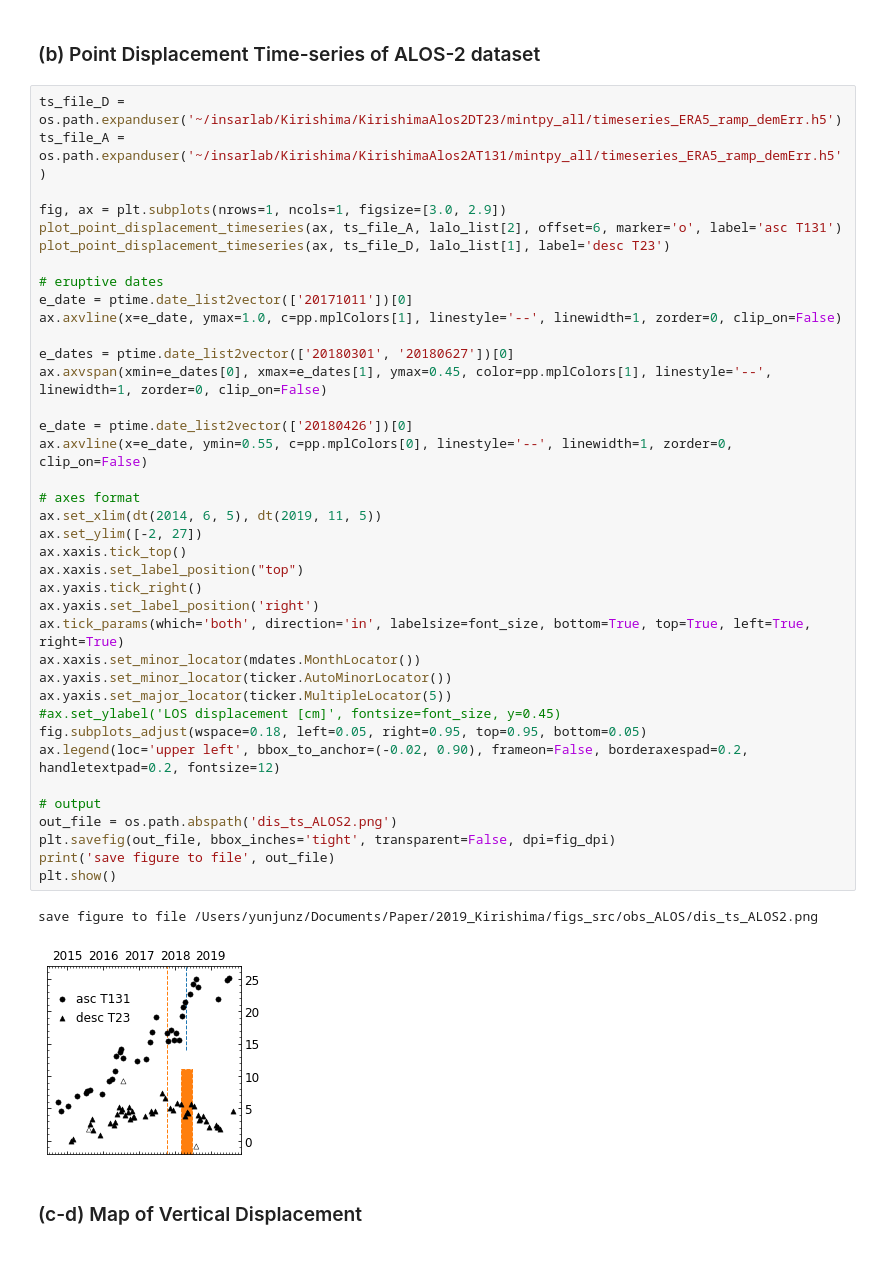
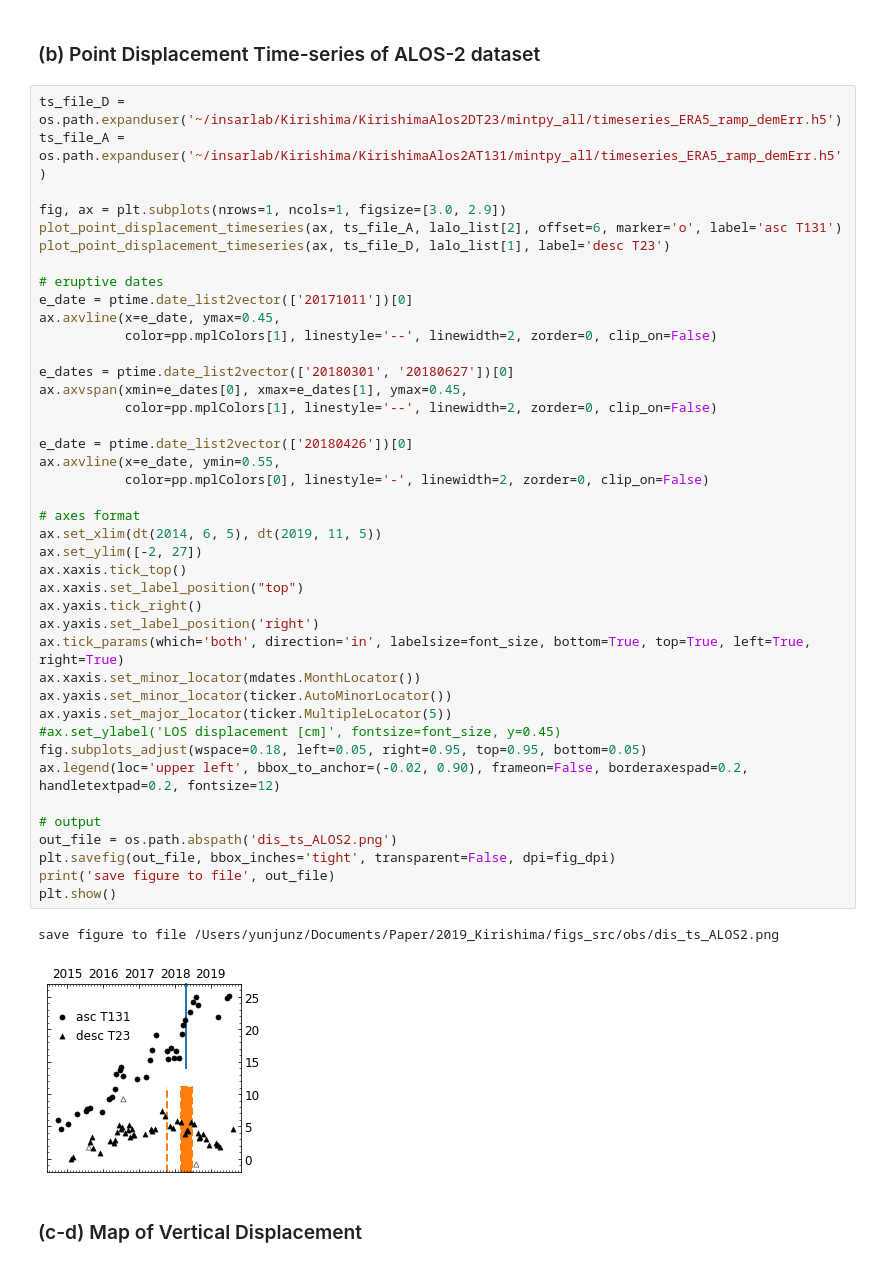
Before and after one commit to geodesymiami/2021-Kirishima, a Jupyter notebook: Fig_2_observations.ipynb, the cells around one changed output. Saved outputs shown, nothing was run; the diff lists cells and outputs as text.

```diff
--- a/Fig_2_observation_ALOS.ipynb
+++ b/Fig_2_observations.ipynb
@@ -152,38 +152,41 @@ plot_point_displacement_timeseries(ax, ts_file_A, lalo_list[2], offset=6, marker
 plot_point_displacement_timeseries(ax, ts_file_D, lalo_list[1], label='desc T23')
 
 # eruptive dates
 e_date = ptime.date_list2vector(['20171011'])[0]
-ax.axvline(x=e_date, ymax=1.0, c=pp.mplColors[1], linestyle='--', linewidth=1, zorder=0, clip_on=False)
+ax.axvline(x=e_date, ymax=0.45,
+           color=pp.mplColors[1], linestyle='--', linewidth=2, zorder=0, clip_on=False)
 
 e_dates = ptime.date_list2vector(['20180301', '20180627'])[0]
-ax.axvspan(xmin=e_dates[0], xmax=e_dates[1], ymax=0.45, color=pp.mplColors[1], linestyle='--', linewidth=1, zorder=0, clip_on=False)
+ax.axvspan(xmin=e_dates[0], xmax=e_dates[1], ymax=0.45,
+           color=pp.mplColors[1], linestyle='--', linewidth=2, zorder=0, clip_on=False)
 
 e_date = ptime.date_list2vector(['20180426'])[0]
-ax.axvline(x=e_date, ymin=0.55, c=pp.mplColors[0], linestyle='--', linewidth=1, zorder=0, clip_on=False)
+ax.axvline(x=e_date, ymin=0.55,
+           color=pp.mplColors[0], linestyle='-', linewidth=2, zorder=0, clip_on=False)
 
 # axes format
 ax.set_xlim(dt(2014, 6, 5), dt(2019, 11, 5))
 ax.set_ylim([-2, 27])
 ax.xaxis.tick_top()
 ax.xaxis.set_label_position("top")
 ax.yaxis.tick_right()
 ax.yaxis.set_label_position('right')
 ax.tick_params(which='both', direction='in', labelsize=font_size, bottom=True, top=True, left=True, right=True)
 ax.xaxis.set_minor_locator(mdates.MonthLocator())
 ax.yaxis.set_minor_locator(ticker.AutoMinorLocator())
 ax.yaxis.set_major_locator(ticker.MultipleLocator(5))
 #ax.set_ylabel('LOS displacement [cm]', fontsize=font_size, y=0.45)
 fig.subplots_adjust(wspace=0.18, left=0.05, right=0.95, top=0.95, bottom=0.05)
 ax.legend(loc='upper left', bbox_to_anchor=(-0.02, 0.90), frameon=False, borderaxespad=0.2, handletextpad=0.2, fontsize=12)
 
 # output
 out_file = os.path.abspath('dis_ts_ALOS2.png')
 plt.savefig(out_file, bbox_inches='tight', transparent=False, dpi=fig_dpi)
 print('save figure to file', out_file)
 plt.show()
 # %% [output]
-save figure to file /Users/yunjunz/Documents/Paper/2019_Kirishima/figs_src/obs_ALOS/dis_ts_ALOS2.png
+save figure to file /Users/yunjunz/Documents/Paper/2019_Kirishima/figs_src/obs/dis_ts_ALOS2.png
-[figure, old version]
+[figure, new version]
 # %% [markdown]
 ### (c-d) Map of Vertical Displacement
 # %%
```
Also changed, not shown: parts of 6 cells of this notebook, 5 other files.
